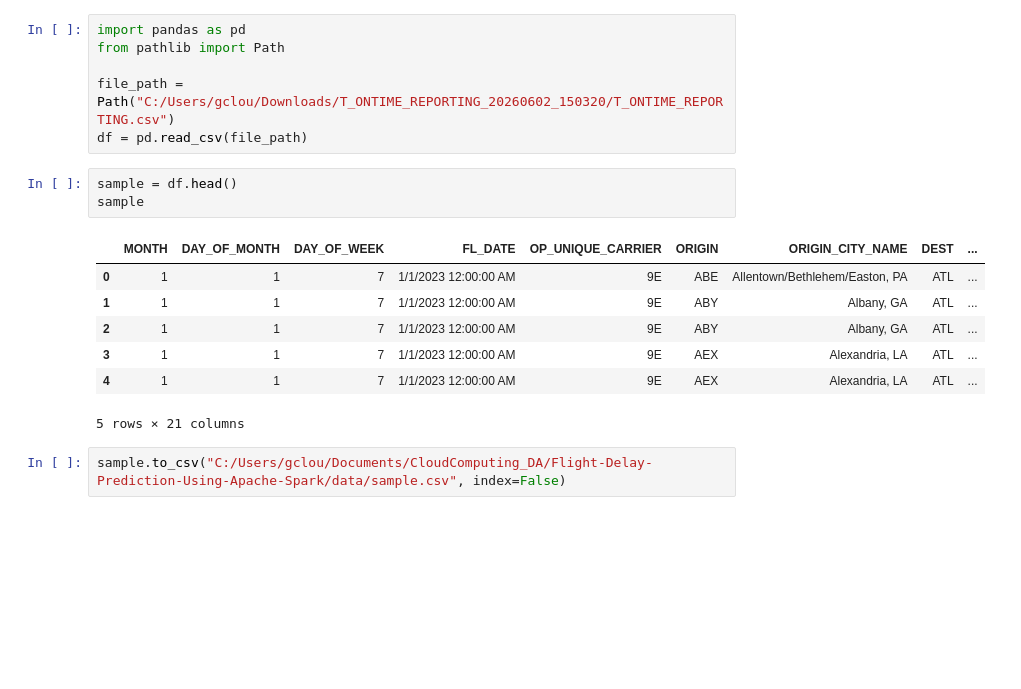
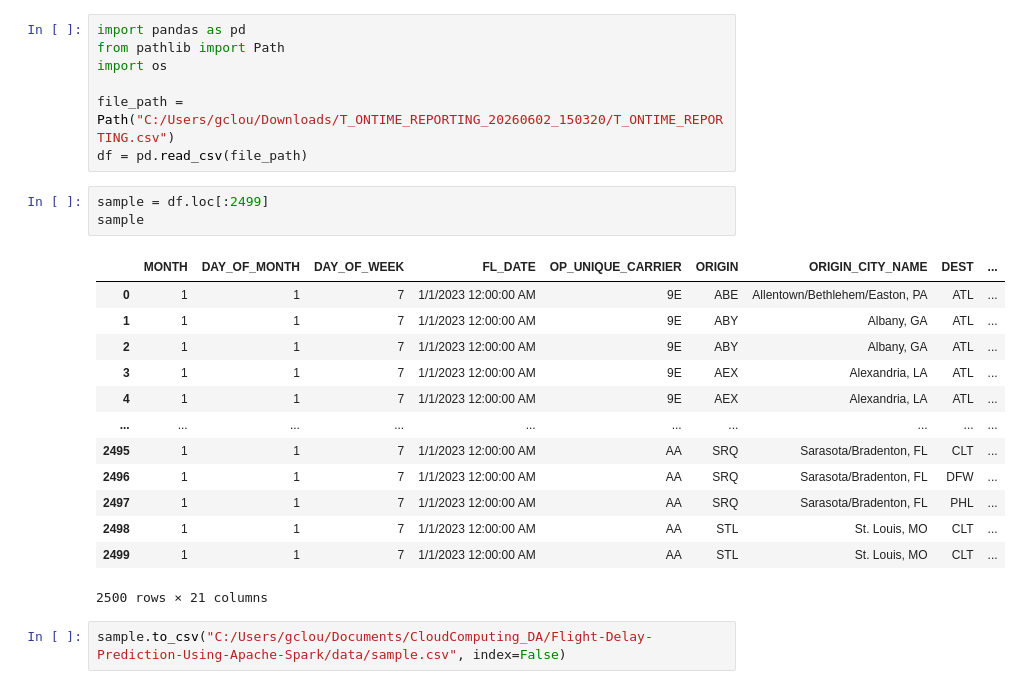
Before and after one commit to geoffreycloud/Flight-Delay-Prediction-Using-Apache-Spark, a Jupyter notebook: notebooks/ingestion.ipynb, the cells around one changed output. Drawn from its saved outputs; the diff is of its cells as text; blank space fills up the shorter version.

Commit message:
Increasing sample size and added batching logic

```diff
--- a/notebooks/ingestion.ipynb
+++ b/notebooks/ingestion.ipynb
@@ -1,19 +1,26 @@
 # %%
 import pandas as pd
 from pathlib import Path
+import os
 
 file_path = Path("C:/Users/gclou/Downloads/T_ONTIME_REPORTING_20260602_150320/T_ONTIME_REPORTING.csv")
 df = pd.read_csv(file_path)
 # %%
-sample = df.head()
+sample = df.loc[:2499]
 sample
 # %% [output]
 |  | MONTH | DAY_OF_MONTH | DAY_OF_WEEK | FL_DATE | OP_UNIQUE_CARRIER | ORIGIN | ORIGIN_CITY_NAME | DEST | ... |
 | 0 | 1 | 1 | 7 | 1/1/2023 12:00:00 AM | 9E | ABE | Allentown/Bethlehem/Easton, PA | ATL | ... |
 | 1 | 1 | 1 | 7 | 1/1/2023 12:00:00 AM | 9E | ABY | Albany, GA | ATL | ... |
 | 2 | 1 | 1 | 7 | 1/1/2023 12:00:00 AM | 9E | ABY | Albany, GA | ATL | ... |
 | 3 | 1 | 1 | 7 | 1/1/2023 12:00:00 AM | 9E | AEX | Alexandria, LA | ATL | ... |
 | 4 | 1 | 1 | 7 | 1/1/2023 12:00:00 AM | 9E | AEX | Alexandria, LA | ATL | ... |
+| ... | ... | ... | ... | ... | ... | ... | ... | ... | ... |
+| 2495 | 1 | 1 | 7 | 1/1/2023 12:00:00 AM | AA | SRQ | Sarasota/Bradenton, FL | CLT | ... |
+| 2496 | 1 | 1 | 7 | 1/1/2023 12:00:00 AM | AA | SRQ | Sarasota/Bradenton, FL | DFW | ... |
+| 2497 | 1 | 1 | 7 | 1/1/2023 12:00:00 AM | AA | SRQ | Sarasota/Bradenton, FL | PHL | ... |
+| 2498 | 1 | 1 | 7 | 1/1/2023 12:00:00 AM | AA | STL | St. Louis, MO | CLT | ... |
+| 2499 | 1 | 1 | 7 | 1/1/2023 12:00:00 AM | AA | STL | St. Louis, MO | CLT | ... |
-5 rows × 21 columns
+2500 rows × 21 columns
 # %%
 sample.to_csv("C:/Users/gclou/Documents/CloudComputing_DA/Flight-Delay-Prediction-Using-Apache-Spark/data/sample.csv", index=False)
```
Also changed, not shown: parts of 1 cell of this notebook, 1 other file.
